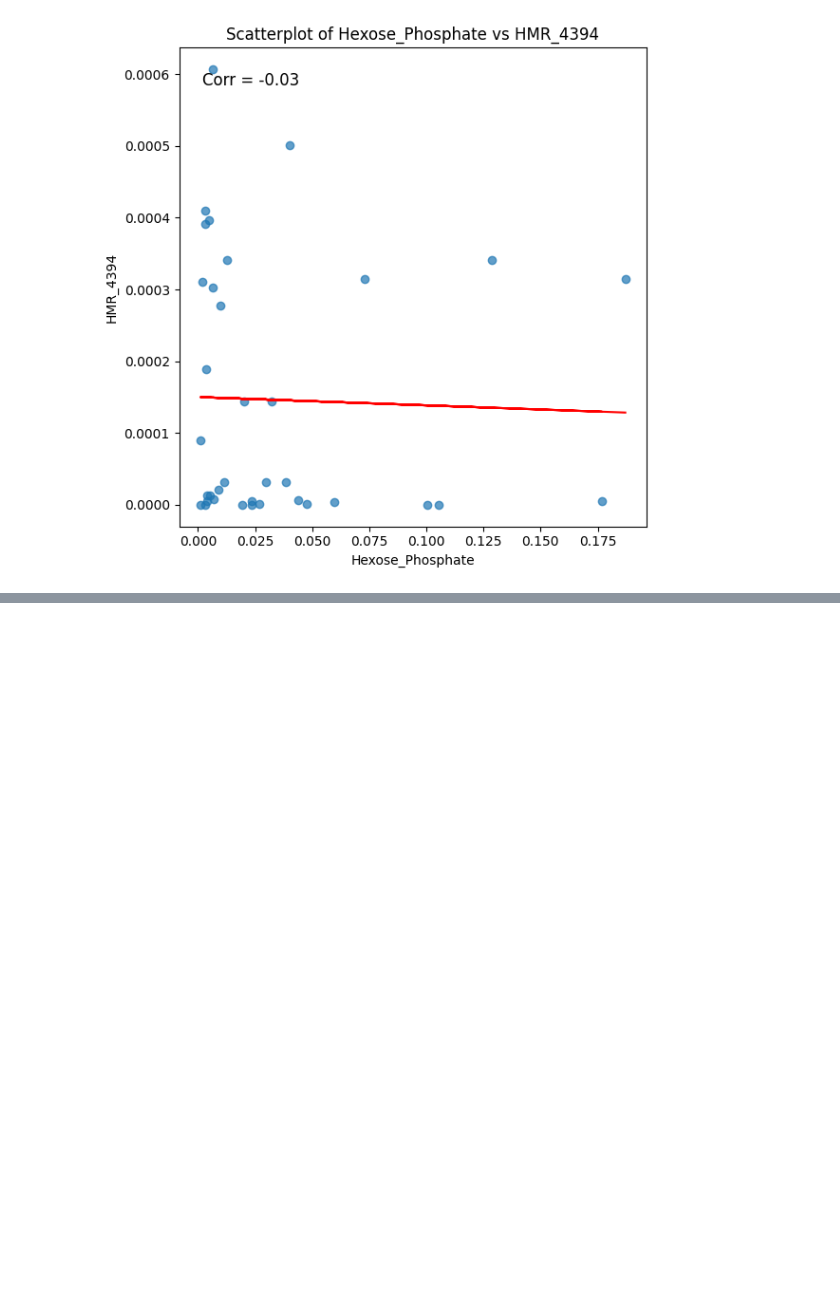
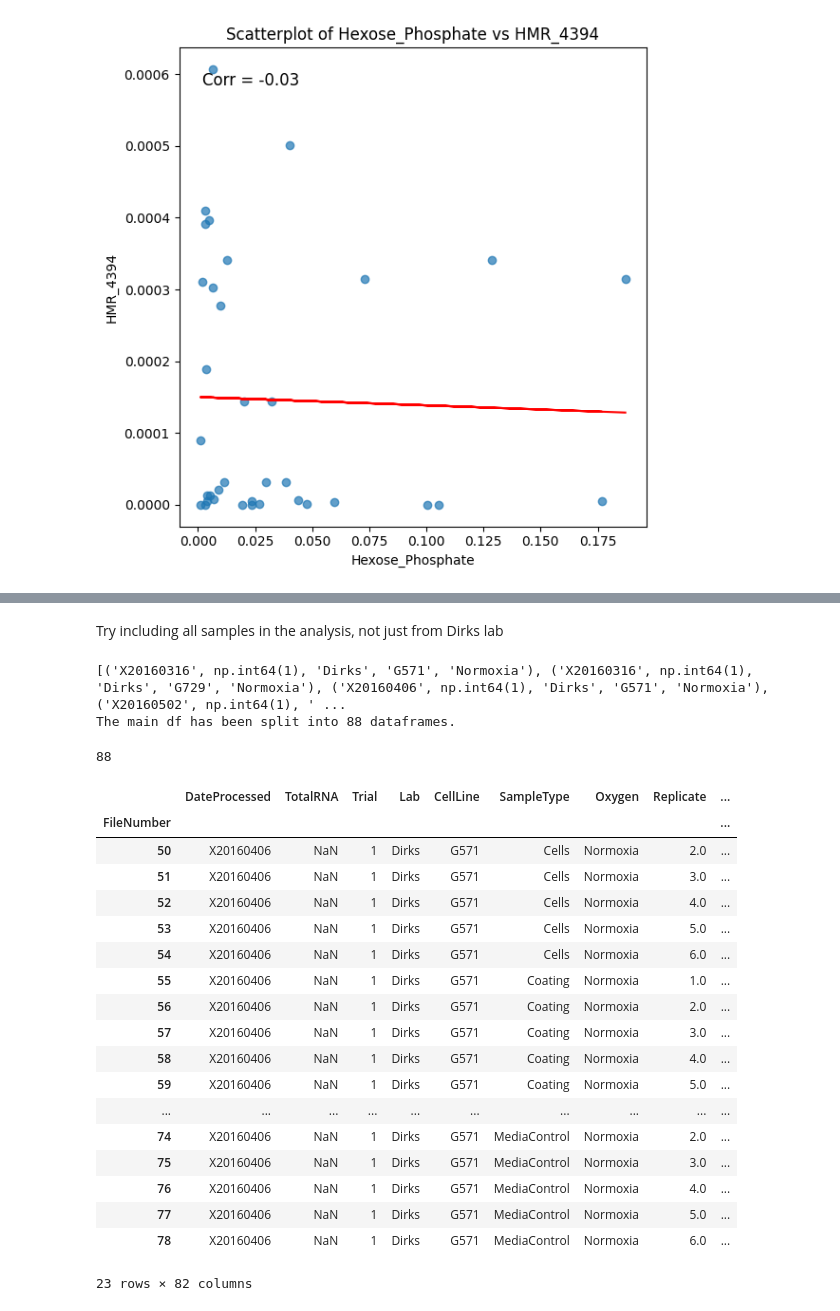
Before and after one commit to jess-xia/GSC_RNAseq_and_metabolomics_analysis, a Jupyter notebook: metabolomics_exploratory_analysis.ipynb, the cells around one changed output, grey strips where cells are left out. Cells and saved outputs as stored; diff of their text form; code cells hidden in the pictures; blank space fills up the shorter version.

```diff
--- a/metabolomics_exploratory_analysis.ipynb
+++ b/metabolomics_exploratory_analysis.ipynb
@@ -1097,0 +1249,61 @@ np.float64(nan)
+# %% [markdown]
+Try including all samples in the analysis, not just from Dirks lab
+# %%
+# Import the metabolomics data
+metabolomics_df = pd.read_csv('C:/research/raw_data/20200207_SU2C_All_Knowns.csv', index_col=0)
+metabolomics_df.head()
+
+# Ensure the cell line column is string type
+metabolomics_df['CellLine'] = metabolomics_df['CellLine'].astype('string')
+
+# Remove all cell lines starting with "HF" in the full dataframe, these are human fetal
+metabolomics_df = metabolomics_df[~metabolomics_df['CellLine'].str.startswith('HF')]
+# Remove all rows where the Oxygen column has "Hypoxia"
+metabolomics_df = metabolomics_df[metabolomics_df['Oxygen'] != 'Hypoxia']
+
+
+# How many unique cell lines are here? Now 34
+metabolomics_df['CellLine'].nunique()
+
+# Split the G523 large dataframe into two dataframes
+# Create a dictionary of dataframes
+full_dfs_dict = {key: group for key, group in metabolomics_df.groupby(['DateProcessed', 'Trial', 'Lab', 'CellLine', 'Oxygen'])}
+
+print(list(full_dfs_dict.keys()))
+print("The main df has been split into " + str(len(full_dfs_dict)) + " dataframes.")
+
+# Example: access the dataframe for a specific combination
+# subset_df = full_dfs_dict[('X20180717', np.int64(1), 'G809', 'Normoxia')]
+# print(subset_df)
+# %% [output]
+[('X20160316', np.int64(1), 'Dirks', 'G571', 'Normoxia'), ('X20160316', np.int64(1), 'Dirks', 'G729', 'Normoxia'), ('X20160406', np.int64(1), 'Dirks', 'G571', 'Normoxia'), ('X20160502', np.int64(1), ' ...
+The main df has been split into 88 dataframes.
+# %%
+list(full_dfs_dict.keys())
+
+dict_keys = list(full_dfs_dict.keys())
+len(dict_keys)
+# %% [output]
+88
+# %%
+full_dfs_dict[dict_keys[2]]
+# %% [output]
+|  | DateProcessed | TotalRNA | Trial | Lab | CellLine | SampleType | Oxygen | Replicate | ... |
+| FileNumber |  |  |  |  |  |  |  |  | ... |
+| 50 | X20160406 | NaN | 1 | Dirks | G571 | Cells | Normoxia | 2.0 | ... |
+| 51 | X20160406 | NaN | 1 | Dirks | G571 | Cells | Normoxia | 3.0 | ... |
+| 52 | X20160406 | NaN | 1 | Dirks | G571 | Cells | Normoxia | 4.0 | ... |
+| 53 | X20160406 | NaN | 1 | Dirks | G571 | Cells | Normoxia | 5.0 | ... |
+| 54 | X20160406 | NaN | 1 | Dirks | G571 | Cells | Normoxia | 6.0 | ... |
+| 55 | X20160406 | NaN | 1 | Dirks | G571 | Coating | Normoxia | 1.0 | ... |
+| 56 | X20160406 | NaN | 1 | Dirks | G571 | Coating | Normoxia | 2.0 | ... |
+| 57 | X20160406 | NaN | 1 | Dirks | G571 | Coating | Normoxia | 3.0 | ... |
+| 58 | X20160406 | NaN | 1 | Dirks | G571 | Coating | Normoxia | 4.0 | ... |
+| 59 | X20160406 | NaN | 1 | Dirks | G571 | Coating | Normoxia | 5.0 | ... |
+| ... | ... | ... | ... | ... | ... | ... | ... | ... | ... |
+| 74 | X20160406 | NaN | 1 | Dirks | G571 | MediaControl | Normoxia | 2.0 | ... |
+| 75 | X20160406 | NaN | 1 | Dirks | G571 | MediaControl | Normoxia | 3.0 | ... |
+| 76 | X20160406 | NaN | 1 | Dirks | G571 | MediaControl | Normoxia | 4.0 | ... |
+| 77 | X20160406 | NaN | 1 | Dirks | G571 | MediaControl | Normoxia | 5.0 | ... |
+| 78 | X20160406 | NaN | 1 | Dirks | G571 | MediaControl | Normoxia | 6.0 | ... |
+23 rows × 82 columns
```
Also changed, not shown: parts of 16 cells of this notebook.
